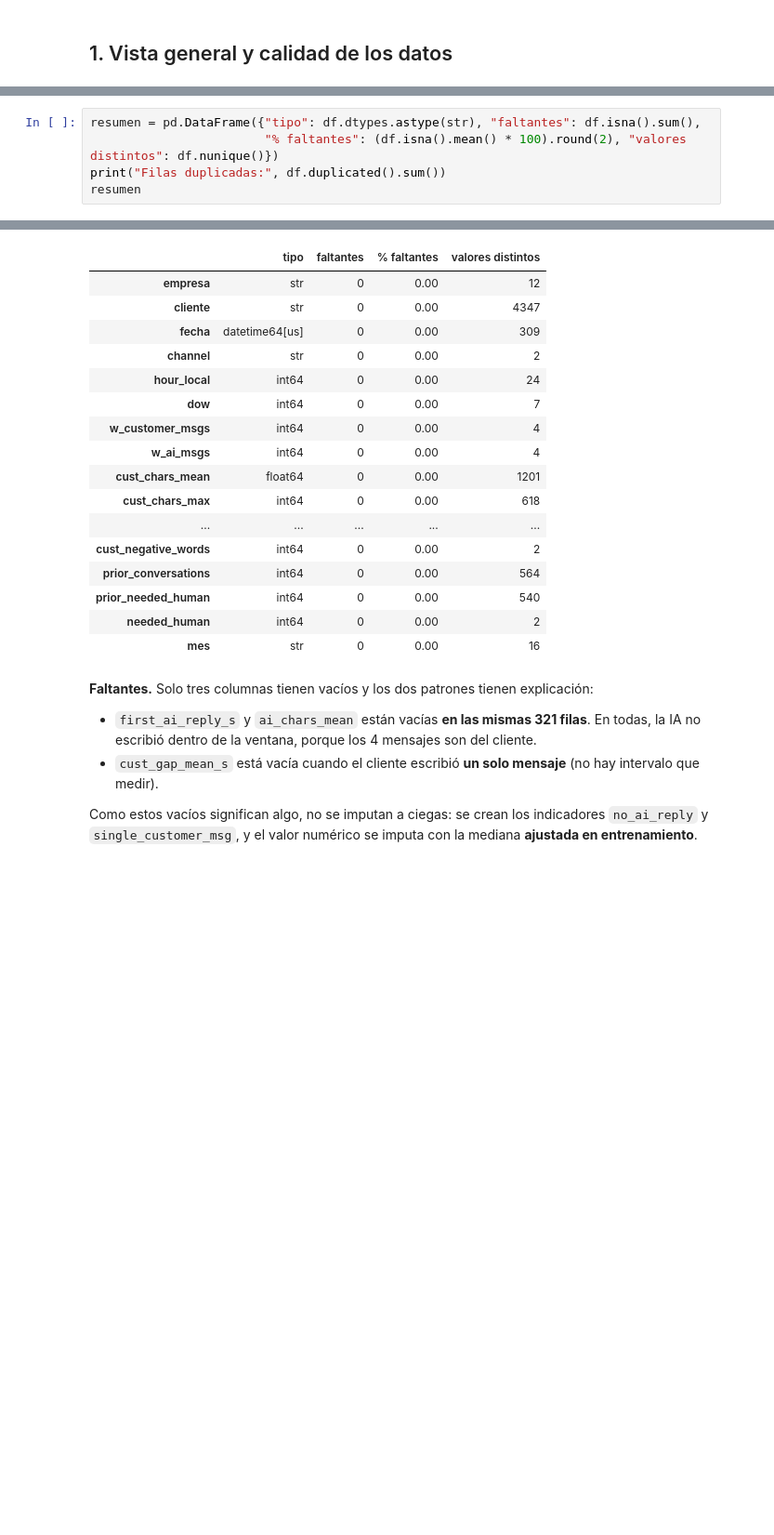
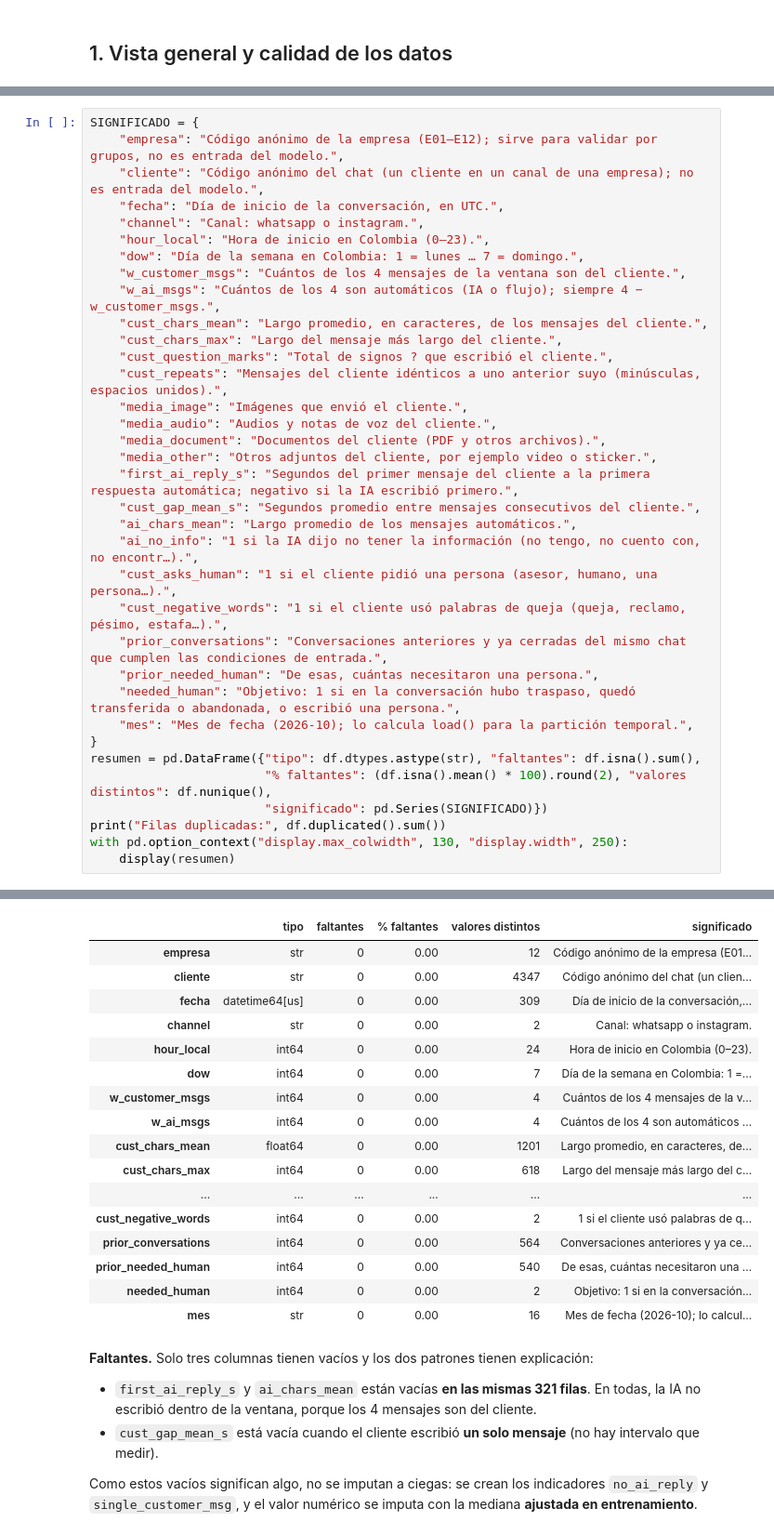
Before and after one commit to Pavitass/Proyecto_final_apauto, a Jupyter notebook: model_development.ipynb, the cells around one changed output, grey strips where cells are left out. Shown at 93% size. Drawn from its saved outputs; the diff is of its cells as text; blank space fills up the shorter version.

Commit message:
notebook: significado de cada variable en la tabla de calidad de datos

```diff
--- a/model_development.ipynb
+++ b/model_development.ipynb
@@ -97,29 +97,59 @@ df.head()
 | 3 | E09 | U000661 | 2026-09-03 | whatsapp | 15 | 4 | 2 | 2 | 7.5 | ... |
 | 4 | E09 | U002381 | 2026-08-03 | whatsapp | 16 | 1 | 2 | 2 | 7.0 | ... |
 # %%
+SIGNIFICADO = {
+    "empresa": "Código anónimo de la empresa (E01–E12); sirve para validar por grupos, no es entrada del modelo.",
+    "cliente": "Código anónimo del chat (un cliente en un canal de una empresa); no es entrada del modelo.",
+    "fecha": "Día de inicio de la conversación, en UTC.",
+    "channel": "Canal: whatsapp o instagram.",
+    "hour_local": "Hora de inicio en Colombia (0–23).",
+    "dow": "Día de la semana en Colombia: 1 = lunes … 7 = domingo.",
+    "w_customer_msgs": "Cuántos de los 4 mensajes de la ventana son del cliente.",
+    "w_ai_msgs": "Cuántos de los 4 son automáticos (IA o flujo); siempre 4 − w_customer_msgs.",
+    "cust_chars_mean": "Largo promedio, en caracteres, de los mensajes del cliente.",
+    "cust_chars_max": "Largo del mensaje más largo del cliente.",
+    "cust_question_marks": "Total de signos ? que escribió el cliente.",
+    "cust_repeats": "Mensajes del cliente idénticos a uno anterior suyo (minúsculas, espacios unidos).",
+    "media_image": "Imágenes que envió el cliente.",
+    "media_audio": "Audios y notas de voz del cliente.",
+    "media_document": "Documentos del cliente (PDF y otros archivos).",
+    "media_other": "Otros adjuntos del cliente, por ejemplo video o sticker.",
+    "first_ai_reply_s": "Segundos del primer mensaje del cliente a la primera respuesta automática; negativo si la IA escribió primero.",
+    "cust_gap_mean_s": "Segundos promedio entre mensajes consecutivos del cliente.",
+    "ai_chars_mean": "Largo promedio de los mensajes automáticos.",
+    "ai_no_info": "1 si la IA dijo no tener la información (no tengo, no cuento con, no encontr…).",
+    "cust_asks_human": "1 si el cliente pidió una persona (asesor, humano, una persona…).",
+    "cust_negative_words": "1 si el cliente usó palabras de queja (queja, reclamo, pésimo, estafa…).",
+    "prior_conversations": "Conversaciones anteriores y ya cerradas del mismo chat que cumplen las condiciones de entrada.",
+    "prior_needed_human": "De esas, cuántas necesitaron una persona.",
+    "needed_human": "Objetivo: 1 si en la conversación hubo traspaso, quedó transferida o abandonada, o escribió una persona.",
+    "mes": "Mes de fecha (2026-10); lo calcula load() para la partición temporal.",
+}
 resumen = pd.DataFrame({"tipo": df.dtypes.astype(str), "faltantes": df.isna().sum(),
-                        "% faltantes": (df.isna().mean() * 100).round(2), "valores distintos": df.nunique()})
+                        "% faltantes": (df.isna().mean() * 100).round(2), "valores distintos": df.nunique(),
+                        "significado": pd.Series(SIGNIFICADO)})
 print("Filas duplicadas:", df.duplicated().sum())
-resumen
+with pd.option_context("display.max_colwidth", 130, "display.width", 250):
+    display(resumen)
 # %% [output]
 Filas duplicadas: 0
-|  | tipo | faltantes | % faltantes | valores distintos |
-| empresa | str | 0 | 0.00 | 12 |
-| cliente | str | 0 | 0.00 | 4347 |
-| fecha | datetime64[us] | 0 | 0.00 | 309 |
-| channel | str | 0 | 0.00 | 2 |
-| hour_local | int64 | 0 | 0.00 | 24 |
-| dow | int64 | 0 | 0.00 | 7 |
-| w_customer_msgs | int64 | 0 | 0.00 | 4 |
-| w_ai_msgs | int64 | 0 | 0.00 | 4 |
-| cust_chars_mean | float64 | 0 | 0.00 | 1201 |
-| cust_chars_max | int64 | 0 | 0.00 | 618 |
-| ... | ... | ... | ... | ... |
-| cust_negative_words | int64 | 0 | 0.00 | 2 |
-| prior_conversations | int64 | 0 | 0.00 | 564 |
-| prior_needed_human | int64 | 0 | 0.00 | 540 |
-| needed_human | int64 | 0 | 0.00 | 2 |
-| mes | str | 0 | 0.00 | 16 |
+|  | tipo | faltantes | % faltantes | valores distintos | significado |
+| empresa | str | 0 | 0.00 | 12 | Código anónimo de la empresa (E01... |
+| cliente | str | 0 | 0.00 | 4347 | Código anónimo del chat (un clien... |
+| fecha | datetime64[us] | 0 | 0.00 | 309 | Día de inicio de la conversación,... |
+| channel | str | 0 | 0.00 | 2 | Canal: whatsapp o instagram. |
+| hour_local | int64 | 0 | 0.00 | 24 | Hora de inicio en Colombia (0–23). |
+| dow | int64 | 0 | 0.00 | 7 | Día de la semana en Colombia: 1 =... |
+| w_customer_msgs | int64 | 0 | 0.00 | 4 | Cuántos de los 4 mensajes de la v... |
+| w_ai_msgs | int64 | 0 | 0.00 | 4 | Cuántos de los 4 son automáticos ... |
+| cust_chars_mean | float64 | 0 | 0.00 | 1201 | Largo promedio, en caracteres, de... |
+| cust_chars_max | int64 | 0 | 0.00 | 618 | Largo del mensaje más largo del c... |
+| ... | ... | ... | ... | ... | ... |
+| cust_negative_words | int64 | 0 | 0.00 | 2 | 1 si el cliente usó palabras de q... |
+| prior_conversations | int64 | 0 | 0.00 | 564 | Conversaciones anteriores y ya ce... |
+| prior_needed_human | int64 | 0 | 0.00 | 540 | De esas, cuántas necesitaron una ... |
+| needed_human | int64 | 0 | 0.00 | 2 | Objetivo: 1 si en la conversación... |
+| mes | str | 0 | 0.00 | 16 | Mes de fecha (2026-10); lo calcul... |
 # %% [markdown]
 **Faltantes.** Solo tres columnas tienen vacíos y los dos patrones tienen explicación:
 
```
